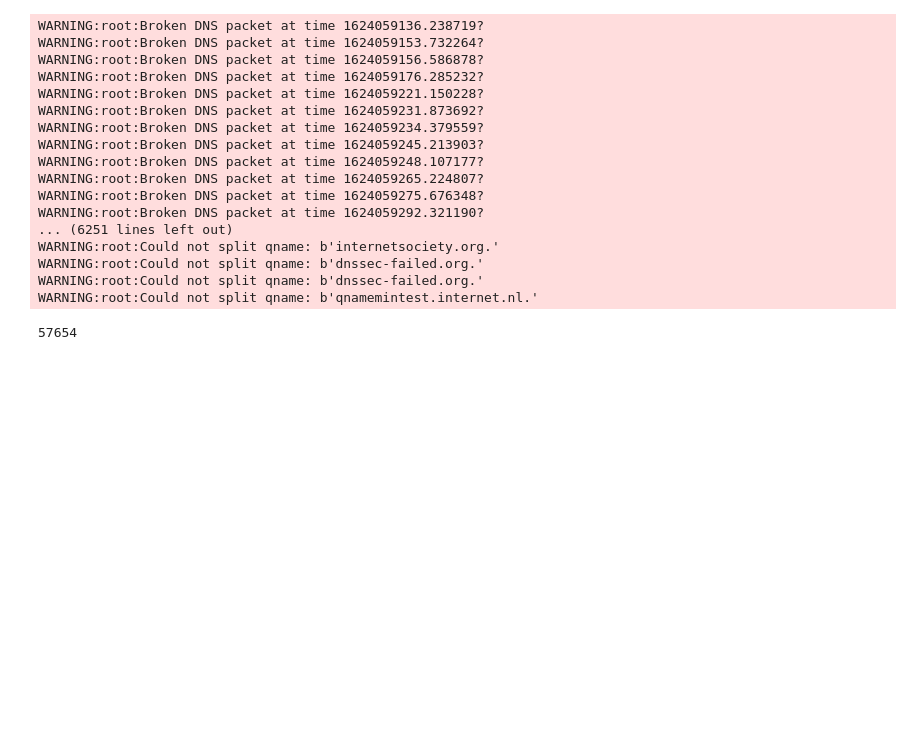
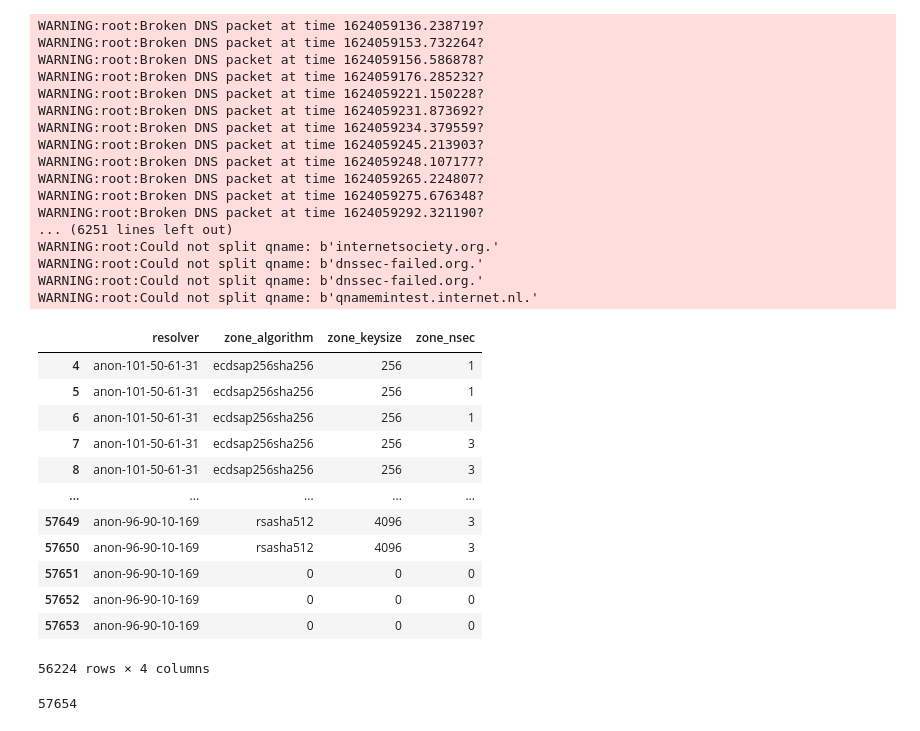
Before and after one commit to nils-wisiol/dns-downgrade-attack, a Jupyter notebook: analysis/Build Training Set Anon Resolvers.ipynb, the cells around one changed output. Saved outputs shown, nothing was run; the diff lists cells and outputs as text; code cells hidden in the pictures; blank space fills up the shorter version.

Commit message:
do not match anon resolvers against server data and extend analysis

```diff
--- a/analysis/Build Training Set Anon Resolvers.ipynb
+++ b/analysis/Build Training Set Anon Resolvers.ipynb
@@ -55,7 +55,7 @@ def split_qname(row):
                     'zone_keysize': 0,
                     'zone_nsec': 0,
                     'zone_status': parts[-4],
-                    'resolver': resolver_parts[1],
+                    'resolver': resolver_parts[1] if resolver_parts[1] != 'anon' else '-'.join(resolver_parts[1:6]),
                     'qlabel': qlabel,
                 }
             else:
@@ -65,7 +65,7 @@ def split_qname(row):
                     'zone_keysize': zone_parts[1],
                     'zone_nsec': zone_parts[2],
                     'zone_status': zone_parts[3],
-                    'resolver': resolver_parts[1],
+                    'resolver': resolver_parts[1] if resolver_parts[1] != 'anon' else '-'.join(resolver_parts[1:6]),
                     'qlabel': qlabel,
                 }
     except IndexError:
@@ -540,6 +502,25 @@ WARNING:root:Could not split qname: b'internetsociety.org.'
 WARNING:root:Could not split qname: b'dnssec-failed.org.'
 WARNING:root:Could not split qname: b'dnssec-failed.org.'
 WARNING:root:Could not split qname: b'qnamemintest.internet.nl.'
+# %%
+queries[
+    (queries['resolver'] != 'anon')
+    & ~queries['resolver'].isna()
+][['resolver', 'zone_algorithm', 'zone_keysize', 'zone_nsec']]
+# %% [output]
+|  | resolver | zone_algorithm | zone_keysize | zone_nsec |
+| 4 | anon-101-50-61-31 | ecdsap256sha256 | 256 | 1 |
+| 5 | anon-101-50-61-31 | ecdsap256sha256 | 256 | 1 |
+| 6 | anon-101-50-61-31 | ecdsap256sha256 | 256 | 1 |
+| 7 | anon-101-50-61-31 | ecdsap256sha256 | 256 | 3 |
+| 8 | anon-101-50-61-31 | ecdsap256sha256 | 256 | 3 |
+| ... | ... | ... | ... | ... |
+| 57649 | anon-96-90-10-169 | rsasha512 | 4096 | 3 |
+| 57650 | anon-96-90-10-169 | rsasha512 | 4096 | 3 |
+| 57651 | anon-96-90-10-169 | 0 | 0 | 0 |
+| 57652 | anon-96-90-10-169 | 0 | 0 | 0 |
+| 57653 | anon-96-90-10-169 | 0 | 0 | 0 |
+56224 rows × 4 columns
 # %%
 len(queries)
 # %% [output]
```
Also changed, not shown: parts of 43 cells of this notebook.
